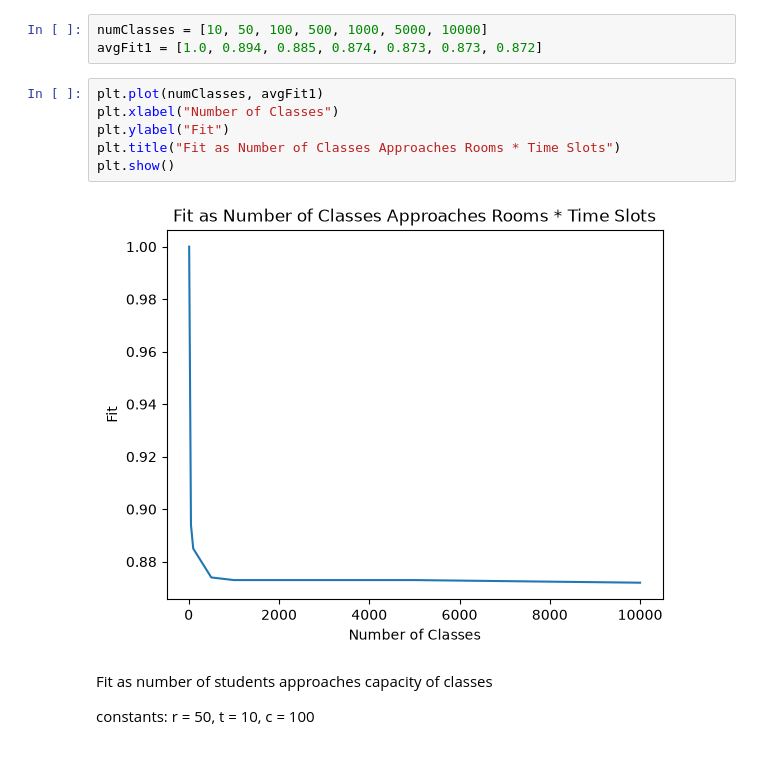
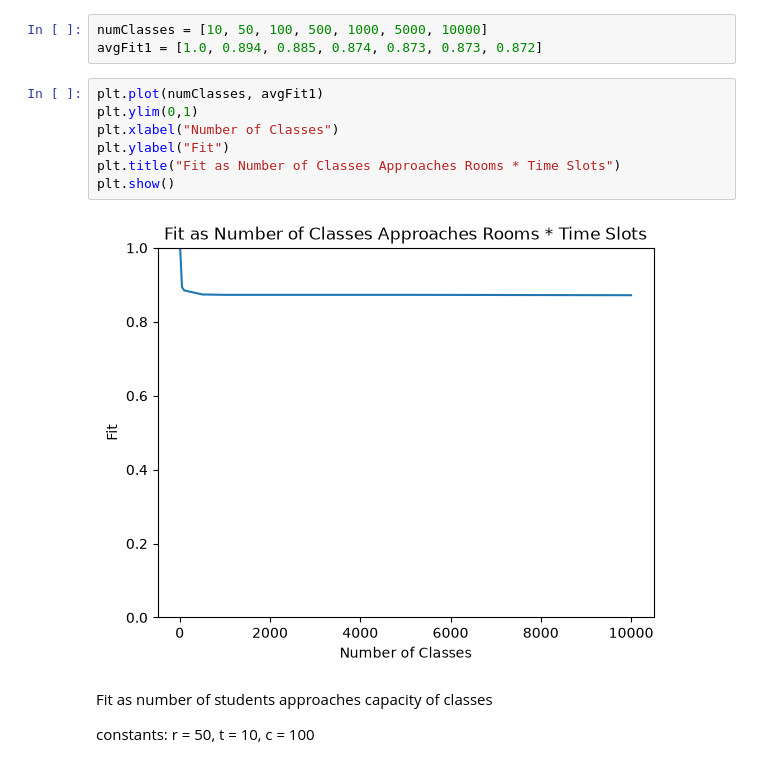
Before and after one commit to enkennedy/cs340_project, a Jupyter notebook: solution_quality/solution_quality.ipynb, the cells around one changed output. Cells and saved outputs as stored; diff of their text form.

```diff
--- a/solution_quality/solution_quality.ipynb
+++ b/solution_quality/solution_quality.ipynb
@@ -27,12 +27,13 @@ numClasses = [10, 50, 100, 500, 1000, 5000, 10000]
 avgFit1 = [1.0, 0.894, 0.885, 0.874, 0.873, 0.873, 0.872]
 # %%
 plt.plot(numClasses, avgFit1)
+plt.ylim(0,1)
 plt.xlabel("Number of Classes")
 plt.ylabel("Fit")
 plt.title("Fit as Number of Classes Approaches Rooms * Time Slots")
 plt.show()
 # %% [output]
-[figure, old version]
+[figure, new version]
 # %% [markdown]
 Fit as number of students approaches capacity of classes
 
```
Also changed, not shown: parts of 1 cell of this notebook.
